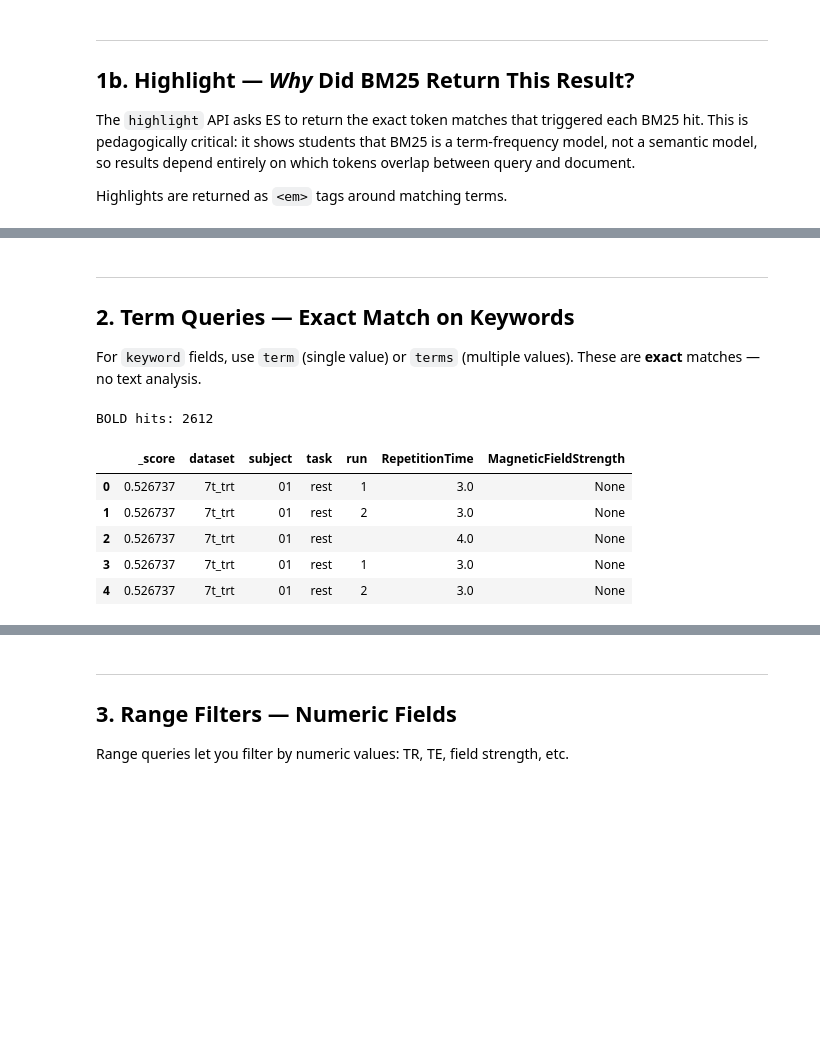
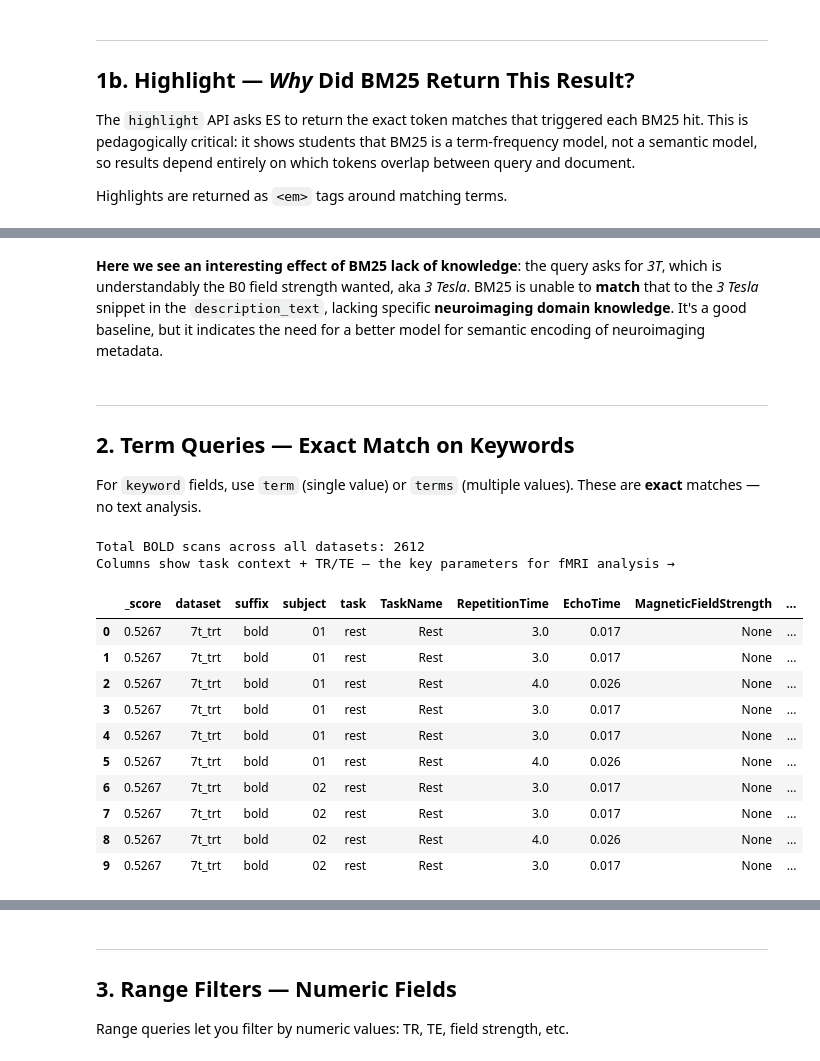
Before and after one commit to neuropoly/neuropoly-db, a Jupyter notebook: notebooks/02-keyword-and-filtered-search.ipynb, the cells around one changed output, grey strips where cells are left out. Drawn from its saved outputs; the diff is of its cells as text; code cells hidden in the pictures; blank space fills up the shorter version.

Commit message:
add missing BIDS fields to ingestion

```diff
--- a/notebooks/02-keyword-and-filtered-search.ipynb
+++ b/notebooks/02-keyword-and-filtered-search.ipynb
@@ -47,15 +47,15 @@ COLS_STRUCTURAL = ["dataset", "suffix", "subject", "MagneticFieldStrength",
 COLS_FUNCTIONAL = ["dataset", "suffix", "subject", "task", "TaskName",
                    "RepetitionTime", "EchoTime", "MagneticFieldStrength",
                    "Manufacturer"]
-COLS_DIFFUSION  = ["dataset", "suffix", "subject", "MagneticFieldStrength",
-                   "Manufacturer", "PhaseEncodingDirection", "SliceThickness"]
-COLS_FIELDMAP   = ["dataset", "suffix", "subject", "MagneticFieldStrength",
-                   "Manufacturer", "PhaseEncodingDirection", "EchoTime"]
-COLS_SCANNER    = ["dataset", "suffix", "subject", "Manufacturer",
-                   "ManufacturersModelName", "MagneticFieldStrength",
-                   "InstitutionName"]
-COLS_DEFAULT    = ["dataset", "suffix", "subject", "MagneticFieldStrength",
-                   "Manufacturer", "TaskName", "description_text"]
+COLS_DIFFUSION = ["dataset", "suffix", "subject", "MagneticFieldStrength",
+                  "Manufacturer", "PhaseEncodingDirection", "SliceThickness"]
+COLS_FIELDMAP = ["dataset", "suffix", "subject", "MagneticFieldStrength",
+                 "Manufacturer", "PhaseEncodingDirection", "EchoTime"]
+COLS_SCANNER = ["dataset", "suffix", "subject", "Manufacturer",
+                "ManufacturersModelName", "MagneticFieldStrength",
+                "InstitutionName"]
+COLS_DEFAULT = ["dataset", "suffix", "subject", "MagneticFieldStrength",
+                "Manufacturer", "TaskName", "description_text"]
 
 
 def show_hits(response_or_hits, fields=None, k=10, trunc=90):
@@ -69,10 +69,10 @@ def show_hits(response_or_hits, fields=None, k=10, trunc=90):
     k       : maximum rows to show (default 10)
     trunc   : truncate description_text to this many chars (default 90)
     """
-    if isinstance(response_or_hits, dict):
+    if isinstance(response_or_hits, list):
+        hits = response_or_hits
+    else:
         hits = response_or_hits["hits"]["hits"]
-    else:
-        hits = response_or_hits
 
     rows = []
     for hit in hits[:k]:
@@ -209,3 +244,5 @@ for hit in response["hits"]["hits"]:
+# %% [markdown]
+**Here we see an interesting effect of BM25 lack of knowledge**: the query asks for *3T*, which is understandably the B0 field strength wanted, aka *3 Tesla*. BM25 is unable to **match** that to the *3 Tesla* snippet in the `description_text`, lacking specific **neuroimaging domain knowledge**. It's a good baseline, but it indicates the need for a better model for semantic encoding of neuroimaging metadata.
 # %% [markdown]
 ---
 ## 2. Term Queries — Exact Match on Keywords
@@ -215,26 +252,33 @@ These are **exact** matches — no text analysis.
 # %%
 # ── Term query: exact keyword filtering on 'suffix'
 # This is NOT a BM25 query — it's a zero-score filter.
 # Real score = 1.0 for all results (term queries are binary matches).
 # Use this when you know exactly what you want and don't need ranking.
 
 response = client.search(
     index=INDEX_NAME,
     query={"term": {"suffix": "bold"}},
     size=10
 )
 
-print(f"Total BOLD scans across all datasets: {response['hits']['total']['value']}")
+print(
+    f"Total BOLD scans across all datasets: {response['hits']['total']['value']}")
 print("Columns show task context + TR/TE — the key parameters for fMRI analysis →")
 show_hits(response, COLS_FUNCTIONAL)
 # %% [output]
-BOLD hits: 2612
+Total BOLD scans across all datasets: 2612
+Columns show task context + TR/TE — the key parameters for fMRI analysis →
-|  | _score | dataset | subject | task | run | RepetitionTime | MagneticFieldStrength |
-| 0 | 0.526737 | 7t_trt | 01 | rest | 1 | 3.0 | None |
-| 1 | 0.526737 | 7t_trt | 01 | rest | 2 | 3.0 | None |
-| 2 | 0.526737 | 7t_trt | 01 | rest |  | 4.0 | None |
-| 3 | 0.526737 | 7t_trt | 01 | rest | 1 | 3.0 | None |
-| 4 | 0.526737 | 7t_trt | 01 | rest | 2 | 3.0 | None |
+|  | _score | dataset | suffix | subject | task | TaskName | RepetitionTime | EchoTime | MagneticFieldStrength | ... |
+| 0 | 0.5267 | 7t_trt | bold | 01 | rest | Rest | 3.0 | 0.017 | None | ... |
+| 1 | 0.5267 | 7t_trt | bold | 01 | rest | Rest | 3.0 | 0.017 | None | ... |
+| 2 | 0.5267 | 7t_trt | bold | 01 | rest | Rest | 4.0 | 0.026 | None | ... |
+| 3 | 0.5267 | 7t_trt | bold | 01 | rest | Rest | 3.0 | 0.017 | None | ... |
+| 4 | 0.5267 | 7t_trt | bold | 01 | rest | Rest | 3.0 | 0.017 | None | ... |
+| 5 | 0.5267 | 7t_trt | bold | 01 | rest | Rest | 4.0 | 0.026 | None | ... |
+| 6 | 0.5267 | 7t_trt | bold | 02 | rest | Rest | 3.0 | 0.017 | None | ... |
+| 7 | 0.5267 | 7t_trt | bold | 02 | rest | Rest | 3.0 | 0.017 | None | ... |
+| 8 | 0.5267 | 7t_trt | bold | 02 | rest | Rest | 4.0 | 0.026 | None | ... |
+| 9 | 0.5267 | 7t_trt | bold | 02 | rest | Rest | 3.0 | 0.017 | None | ... |
 # %%
 # ── Term query on dataset field → drill into one study
 # ds000117 is a multi-session MEG+fMRI study (118 participants, 3T Siemens).
```
Also changed, not shown: parts of 12 cells of this notebook, 6 other files.
